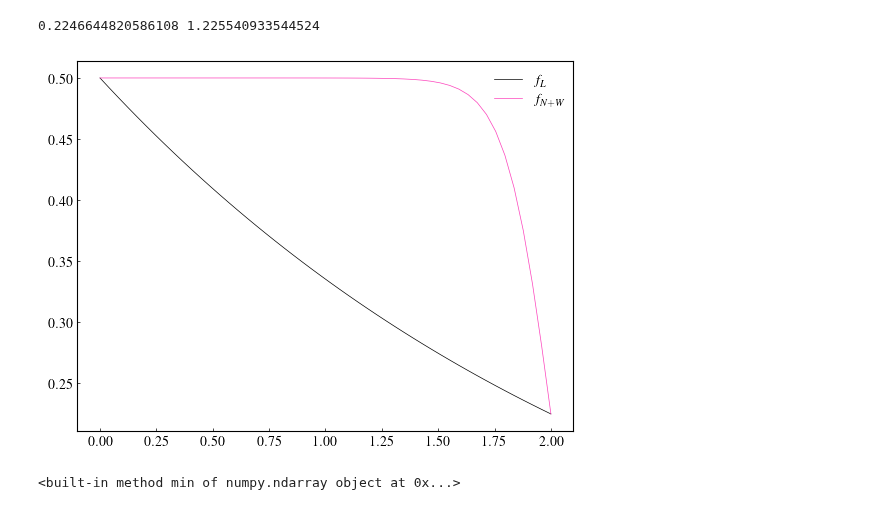
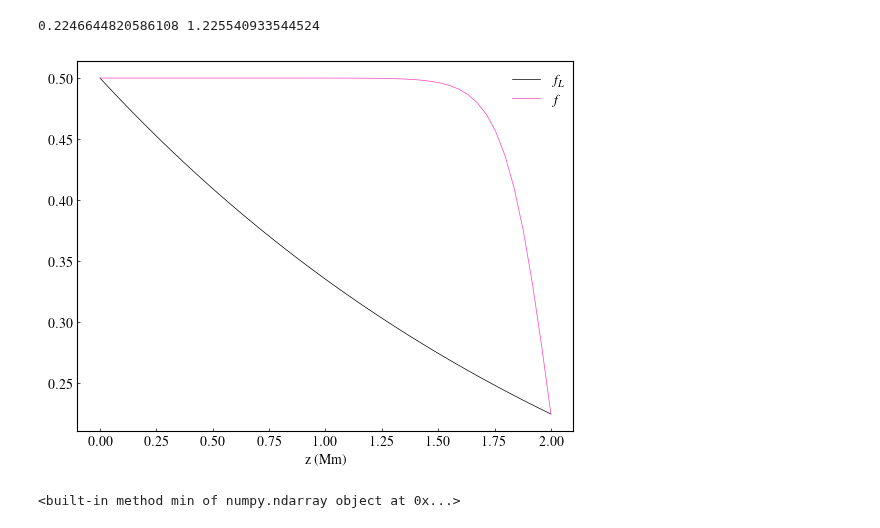
Before and after one commit to LMNadol/mflex, a Jupyter notebook: mhsflex/thesis_ISSISA_part2.ipynb, the cells around one changed output. Drawn from its saved outputs; the diff is of its cells as text; code cells hidden in the pictures.

```diff
--- a/mhsflex/thesis_ISSISA_part2.ipynb
+++ b/mhsflex/thesis_ISSISA_part2.ipynb
@@ -429,29 +432,31 @@ print(aN, b)
 # %%
 fig, ax1 = plt.subplots()
 
 ax1.plot(
     z_arr,
     f_exp,
     label=r"$f_L$",
     linewidth=0.5,
     color="black",
     linestyle="solid",
 )
 ax1.plot(
     z_arr,
     f_tanh,
-    label=r"$f_{N+W}$",
+    label=r"$f$",
     linewidth=0.5,
     color=c2,
     linestyle="solid",
 )
 plt.legend(frameon=False)
-# ax1.set_xlabel("z")
+ax1.set_xlabel("z (Mm)")
 ax1.tick_params(direction="in", length=2, width=0.5)
 # ax2.tick_params(direction="in", length=2, width=0.5)
+plotname = folder + "/f.png"
+plt.savefig(plotname, dpi=300, bbox_inches="tight", pad_inches=0.1)
 plt.show()
 # %% [output]
-[figure, old version]
+[figure, new version]
 # %%
 alpha = -0.9346760739572346
 data3dNW = mhsflex.fluxbalance.calculate_magfield(data2d, aN, b, alpha, z0, deltaz)
```
Also changed, not shown: parts of 14 cells of this notebook, 6 other files.
